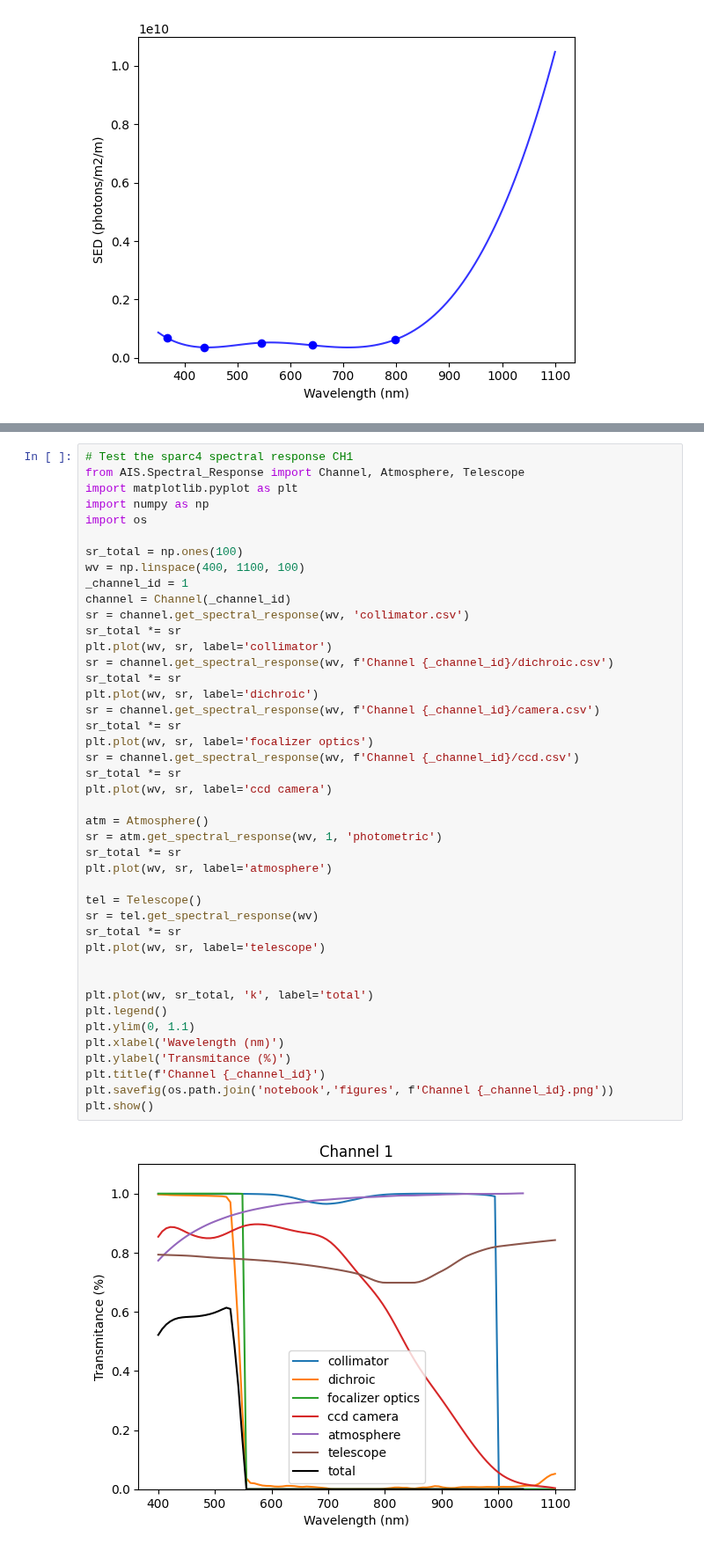
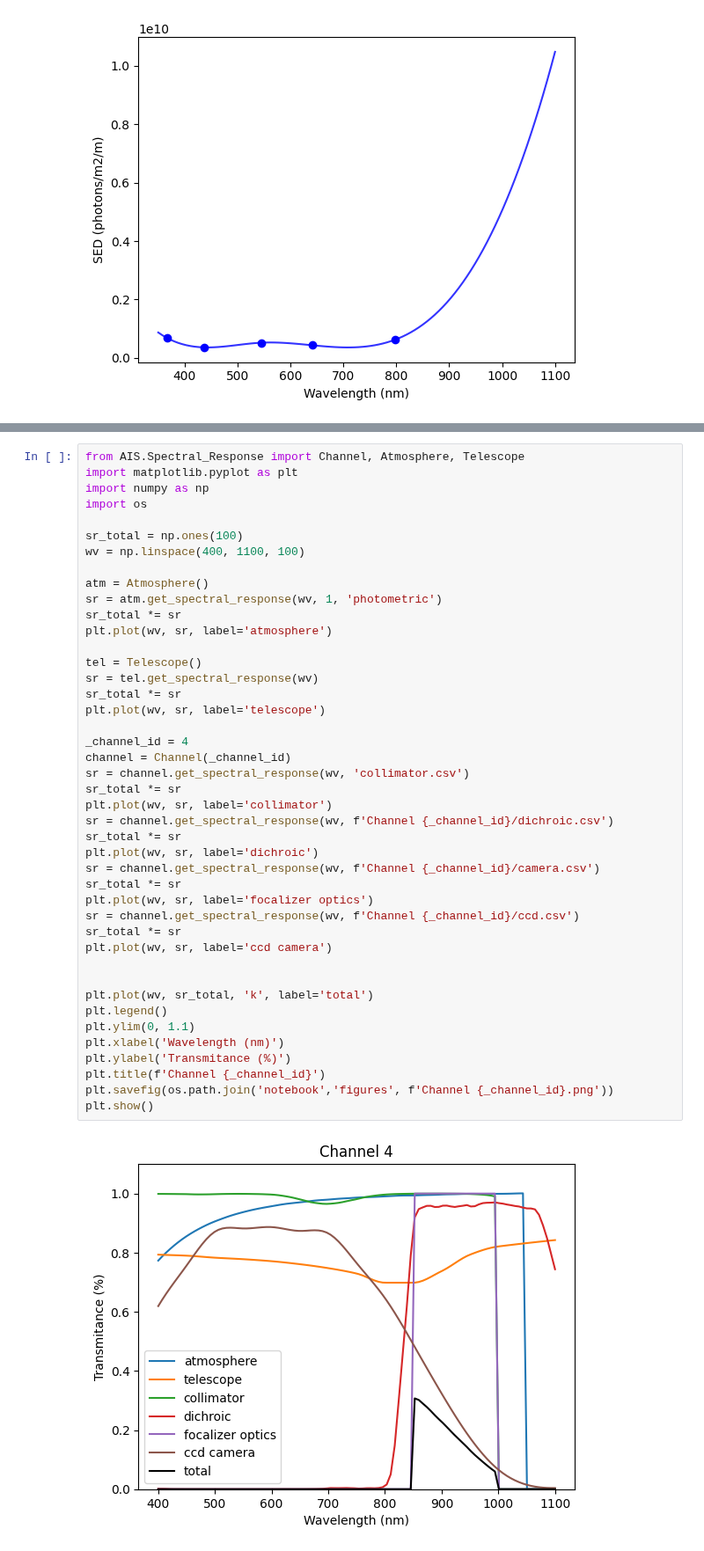
Before and after one commit to DBernardes/AIS, a Jupyter notebook: spectral_responses.ipynb, the cells around one changed output, grey strips where cells are left out. Shown at 88% size. Saved outputs shown, nothing was run; the diff lists cells and outputs as text.

Commit message:
updating the spectral responses

```diff
--- a/spectral_responses.ipynb
+++ b/spectral_responses.ipynb
@@ -27,45 +29,45 @@ plt.show()
 # %%
-# Test the sparc4 spectral response CH1
 from AIS.Spectral_Response import Channel, Atmosphere, Telescope
 import matplotlib.pyplot as plt
 import numpy as np
 import os
 
 sr_total = np.ones(100)
 wv = np.linspace(400, 1100, 100)
-_channel_id = 1
+
+atm = Atmosphere()
+sr = atm.get_spectral_response(wv, 1, 'photometric')
+sr_total *= sr
+plt.plot(wv, sr, label='atmosphere')
+
+tel = Telescope()
+sr = tel.get_spectral_response(wv)
+sr_total *= sr
+plt.plot(wv, sr, label='telescope')
+
+_channel_id = 4
 channel = Channel(_channel_id)
 sr = channel.get_spectral_response(wv, 'collimator.csv')
 sr_total *= sr
 plt.plot(wv, sr, label='collimator')
 sr = channel.get_spectral_response(wv, f'Channel {_channel_id}/dichroic.csv')
 sr_total *= sr
 plt.plot(wv, sr, label='dichroic')
 sr = channel.get_spectral_response(wv, f'Channel {_channel_id}/camera.csv')
 sr_total *= sr
 plt.plot(wv, sr, label='focalizer optics')
 sr = channel.get_spectral_response(wv, f'Channel {_channel_id}/ccd.csv')
 sr_total *= sr
 plt.plot(wv, sr, label='ccd camera')
 
-atm = Atmosphere()
-sr = atm.get_spectral_response(wv, 1, 'photometric')
-sr_total *= sr
-plt.plot(wv, sr, label='atmosphere')
-
-tel = Telescope()
-sr = tel.get_spectral_response(wv)
-sr_total *= sr
-plt.plot(wv, sr, label='telescope')
-
 
 plt.plot(wv, sr_total, 'k', label='total')
 plt.legend()
 plt.ylim(0, 1.1)
 plt.xlabel('Wavelength (nm)')
 plt.ylabel('Transmitance (%)')
 plt.title(f'Channel {_channel_id}')
 plt.savefig(os.path.join('notebook','figures', f'Channel {_channel_id}.png'))
 plt.show()
 # %% [output]
-[figure, old version]
+[figure, new version]
```
Also changed, not shown: parts of 18 cells of this notebook, 22 other files.
